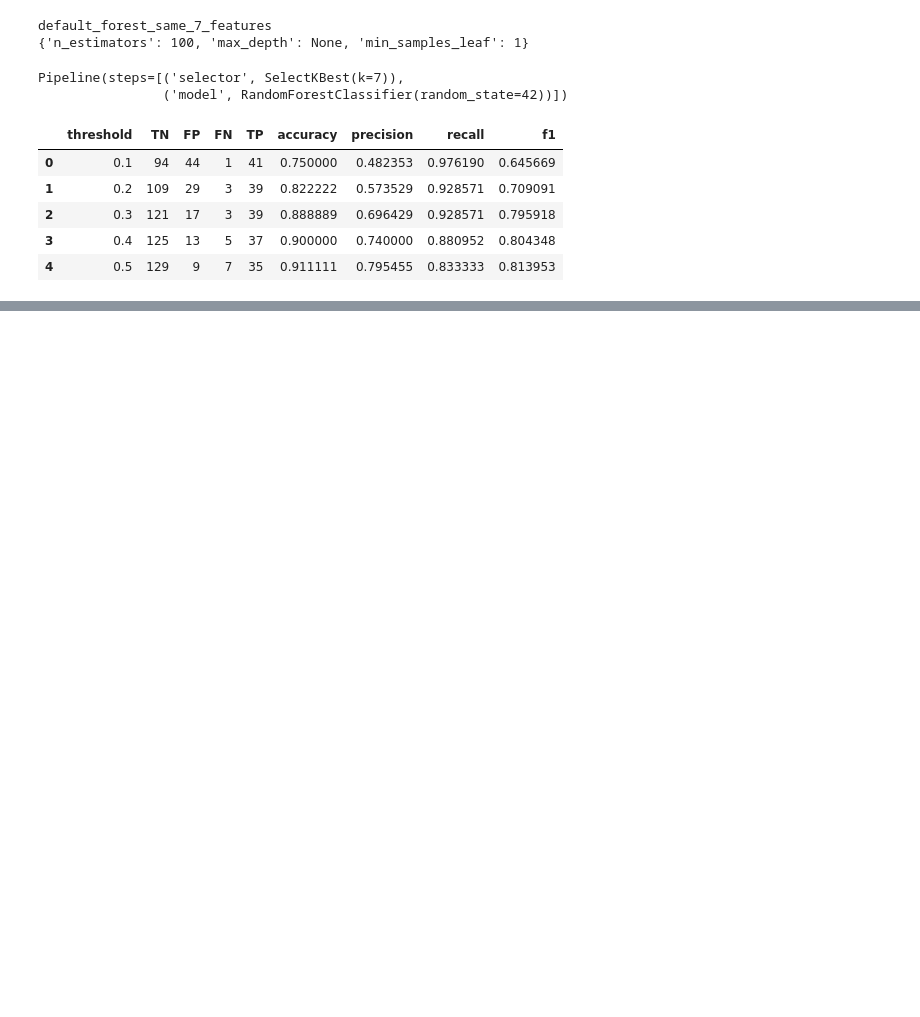
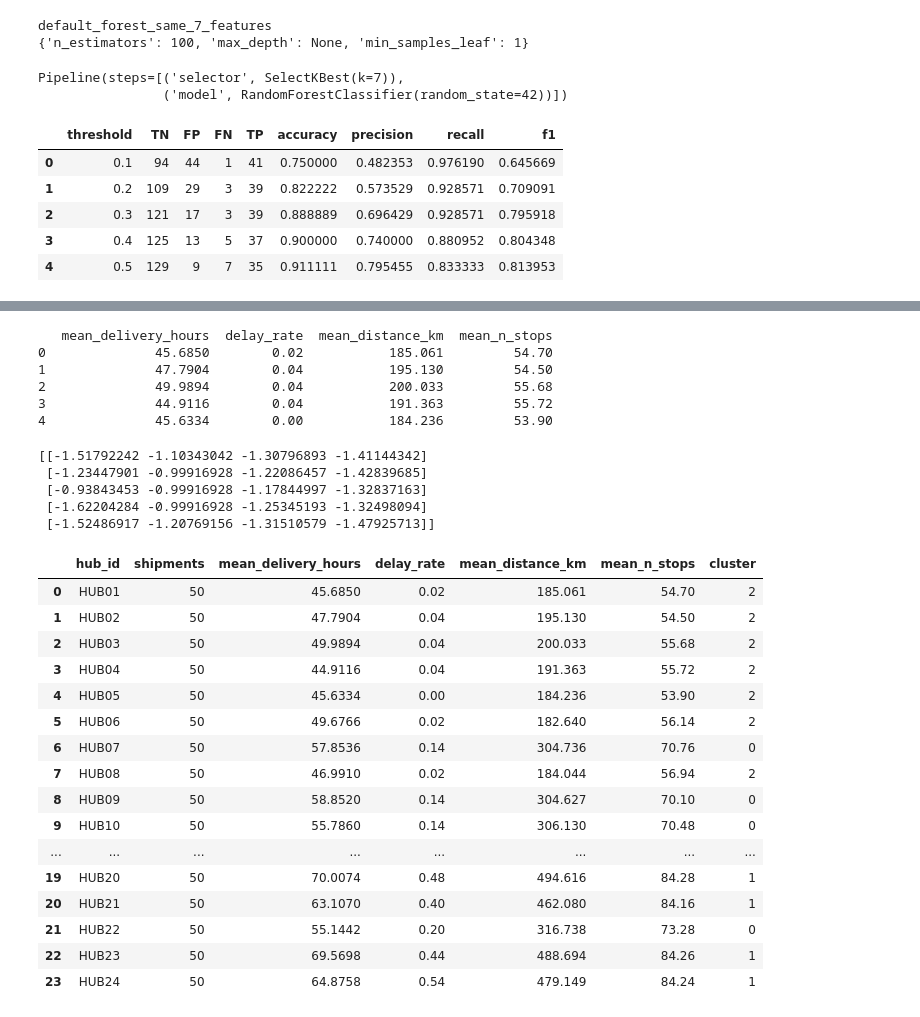
Before and after one commit to udaymaroju/masai-aiml-capstone-project, a Jupyter notebook: temp.ipynb, the cells around one changed output, grey strips where cells are left out. Saved outputs shown, nothing was run; the diff lists cells and outputs as text; code cells hidden in the pictures; blank space fills up the shorter version.

```diff
--- a/temp.ipynb
+++ b/temp.ipynb
@@ -1202,0 +1339,19 @@ thresholds_df.head()
+# %%
+hub_profile = (
+    model_df
+    .groupby("hub_id", as_index=False)
+    .agg(
+        shipments=("hub_id", "size"),
+        mean_delivery_hours=("delivery_hours", "mean"),
+        delay_rate=("is_delayed", "mean"),
+        mean_distance_km=("distance_km", "mean"),
+        mean_n_stops=("n_stops", "mean"),
+    )
+)
+
+hub_profile = hub_profile.sort_values(
+    "hub_id",
+    ascending=True
+).reset_index(drop=True)
+
+hub_profile.head(30)
@@ -1202,0 +1381,17 @@ thresholds_df.head()
+# %%
+profile_columns = [
+    "mean_delivery_hours",
+    "delay_rate",
+    "mean_distance_km",
+    "mean_n_stops",
+]
+
+X_hubs = hub_profile[profile_columns].copy()
+print(X_hubs.head())
+# %% [output]
+   mean_delivery_hours  delay_rate  mean_distance_km  mean_n_stops
+0              45.6850        0.02           185.061         54.70
+1              47.7904        0.04           195.130         54.50
+2              49.9894        0.04           200.033         55.68
+3              44.9116        0.04           191.363         55.72
+4              45.6334        0.00           184.236         53.90
@@ -1202,0 +1402,40 @@ thresholds_df.head()
+# %%
+scaler = StandardScaler()
+
+X_hubs_scaled = scaler.fit_transform(X_hubs)
+print(X_hubs_scaled[:5])
+# %% [output]
+[[-1.51792242 -1.10343042 -1.30796893 -1.41144342]
+ [-1.23447901 -0.99916928 -1.22086457 -1.42839685]
+ [-0.93843453 -0.99916928 -1.17844997 -1.32837163]
+ [-1.62204284 -0.99916928 -1.25345193 -1.32498094]
+ [-1.52486917 -1.20769156 -1.31510579 -1.47925713]]
+# %%
+from sklearn.cluster import KMeans
+
+kmeans_3 = KMeans(
+    n_clusters=3,
+    random_state=42,
+    n_init=10
+)
+
+hub_profile["cluster"] = kmeans_3.fit_predict(X_hubs_scaled)
+hub_profile.head(25)
+# %% [output]
+|  | hub_id | shipments | mean_delivery_hours | delay_rate | mean_distance_km | mean_n_stops | cluster |
+| 0 | HUB01 | 50 | 45.6850 | 0.02 | 185.061 | 54.70 | 2 |
+| 1 | HUB02 | 50 | 47.7904 | 0.04 | 195.130 | 54.50 | 2 |
+| 2 | HUB03 | 50 | 49.9894 | 0.04 | 200.033 | 55.68 | 2 |
+| 3 | HUB04 | 50 | 44.9116 | 0.04 | 191.363 | 55.72 | 2 |
+| 4 | HUB05 | 50 | 45.6334 | 0.00 | 184.236 | 53.90 | 2 |
+| 5 | HUB06 | 50 | 49.6766 | 0.02 | 182.640 | 56.14 | 2 |
+| 6 | HUB07 | 50 | 57.8536 | 0.14 | 304.736 | 70.76 | 0 |
+| 7 | HUB08 | 50 | 46.9910 | 0.02 | 184.044 | 56.94 | 2 |
+| 8 | HUB09 | 50 | 58.8520 | 0.14 | 304.627 | 70.10 | 0 |
+| 9 | HUB10 | 50 | 55.7860 | 0.14 | 306.130 | 70.48 | 0 |
+| ... | ... | ... | ... | ... | ... | ... | ... |
+| 19 | HUB20 | 50 | 70.0074 | 0.48 | 494.616 | 84.28 | 1 |
+| 20 | HUB21 | 50 | 63.1070 | 0.40 | 462.080 | 84.16 | 1 |
+| 21 | HUB22 | 50 | 55.1442 | 0.20 | 316.738 | 73.28 | 0 |
+| 22 | HUB23 | 50 | 69.5698 | 0.44 | 488.694 | 84.26 | 1 |
+| 23 | HUB24 | 50 | 64.8758 | 0.54 | 479.149 | 84.24 | 1 |
```
Also changed, not shown: parts of 50 cells of this notebook, 15 other files.
